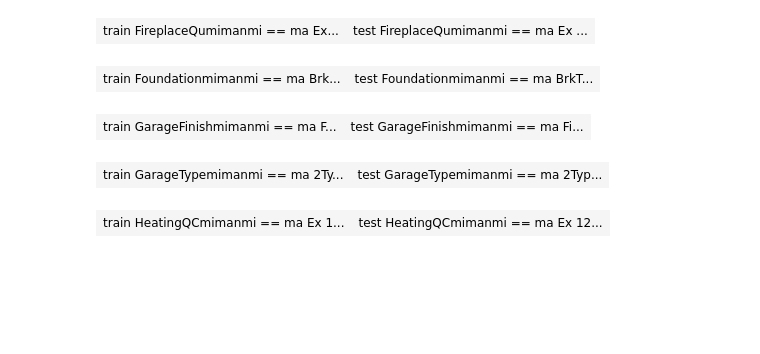
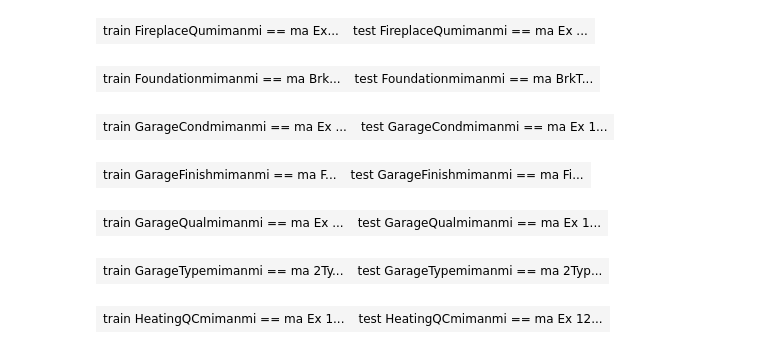
Before and after one commit to MatrixNorm/kaggle, a Jupyter notebook: house-prices/R/notebooks/char_to_numeric_1.ipynb, the cells around one changed output. Drawn from its saved outputs; the diff is of its cells as text; code cells hidden in the pictures; blank space fills up the shorter version.

```diff
--- a/house-prices/R/notebooks/char_to_numeric_1.ipynb
+++ b/house-prices/R/notebooks/char_to_numeric_1.ipynb
@@ -24,9 +24,3 @@ df.testing.bad.na.fixed  <-
     df.combined.bad.na.fixed %>%
     filter(dataSource == "test") %>%
     select(-dataSource)
-
-res <- kaggle.house$trans$type2TransContainer$BldgType(df.training.bad.na.fixed)
-
-res$df.new %>% select(BldgType, building_type) %>% head
-testsetTransformator <- res$testsetTransformator
-testsetTransformator(df.testing.bad.na.fixed) %>% select(BldgType, building_type) %>% head
@@ -211,11 +191,13 @@ type2(Foundation, foundation)
 | train FireplaceQumimanmi == ma Ex... | test FireplaceQumimanmi == ma Ex ... |
 | train Foundationmimanmi == ma Brk... | test Foundationmimanmi == ma BrkT... |
 # %%
-type2(GarageCond, garage_cond)
-type2(GarageFinish, garage_finish)
-type2(GarageQual, garage_qual)
-type2(GarageType, garage_type)
+type2(GarageCond, GarageCond.new)
+type2(GarageFinish, GarageFinish.new)
+type2(GarageQual, GarageQual.new)
+type2(GarageType, GarageType.new)
 # %% [output]
-| train GarageFinishmimanmi == ma F... | test GarageFinishmimanmi == ma Fi... |
+| train GarageCondmimanmi == ma Ex ... | test GarageCondmimanmi == ma Ex 1... |
-| train GarageTypemimanmi == ma 2Ty... | test GarageTypemimanmi == ma 2Typ... |
+| train GarageFinishmimanmi == ma F... | test GarageFinishmimanmi == ma Fi... |
+| train GarageQualmimanmi == ma Ex ... | test GarageQualmimanmi == ma Ex 1... |
+| train GarageTypemimanmi == ma 2Ty... | test GarageTypemimanmi == ma 2Typ... |
 # %%
```
Also changed, not shown: parts of 14 cells of this notebook, 2 other files.
